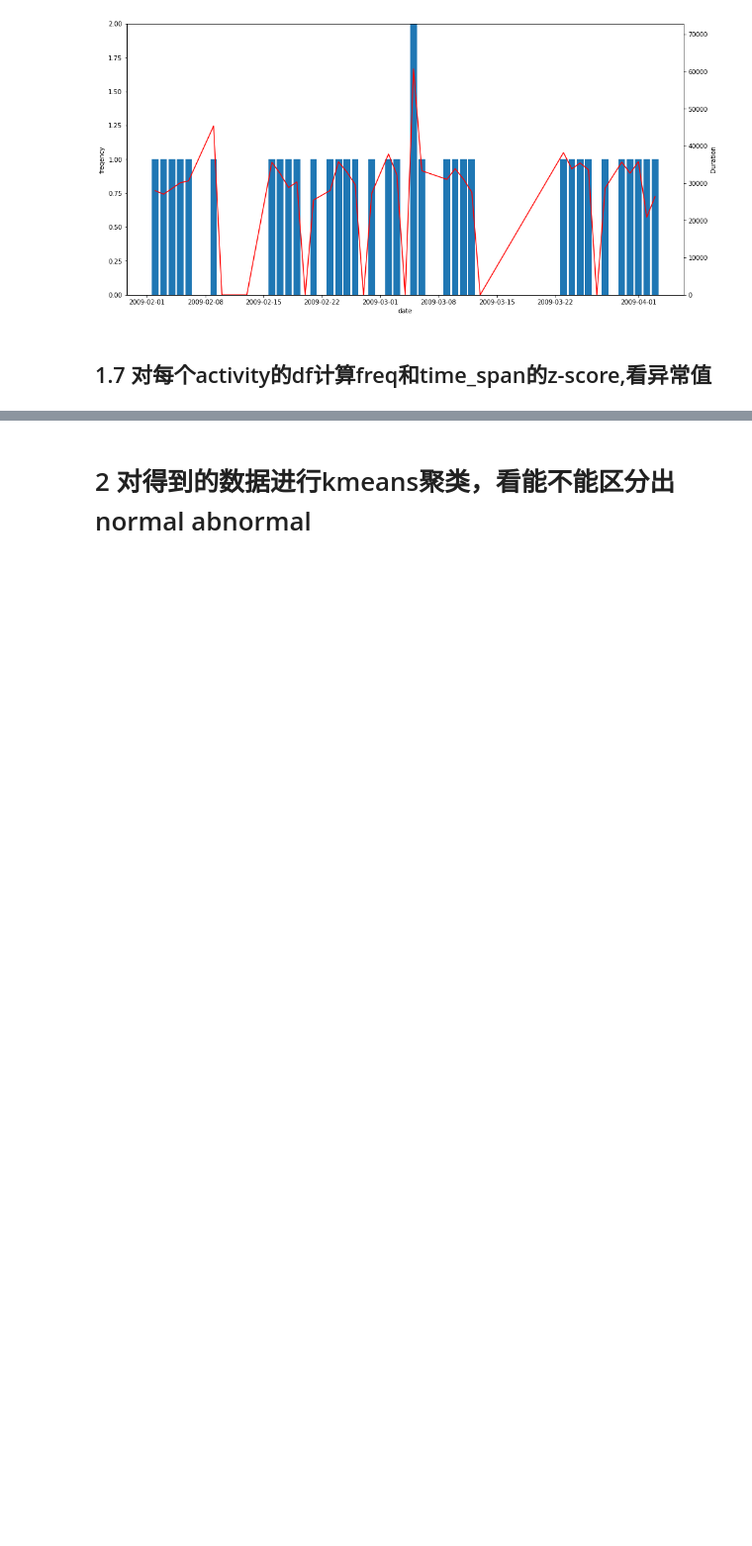
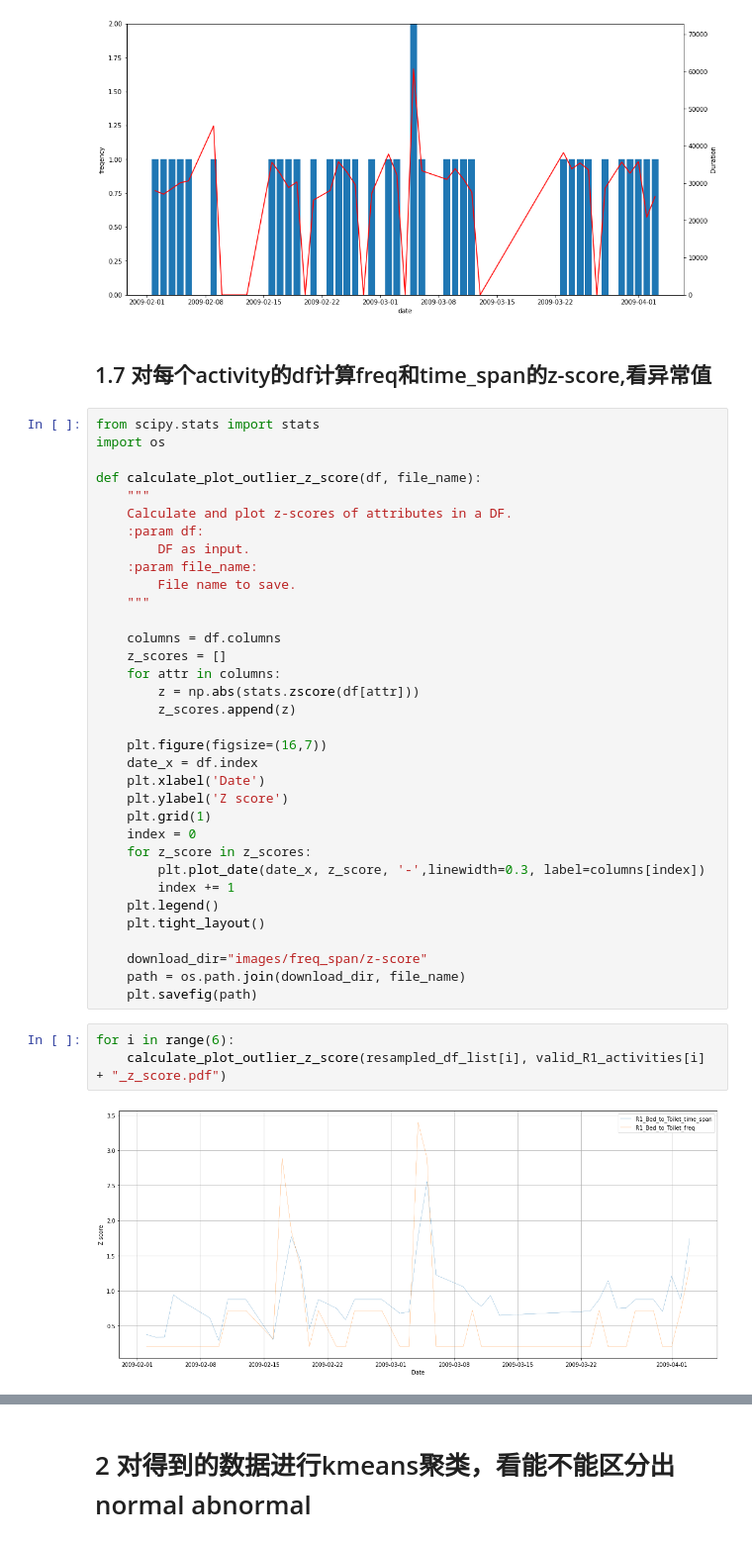
Before and after one commit to wendiganyu/IOTPhase2, a Jupyter notebook: ActivityStatisticsAndForecast.ipynb, the cells around one changed output, grey strips where cells are left out. Shown: that part at 99% size. Saved outputs shown, nothing was run; the diff lists cells and outputs as text; blank space fills up the shorter version.

```diff
--- a/ActivityStatisticsAndForecast.ipynb
+++ b/ActivityStatisticsAndForecast.ipynb
@@ -464,3 +464,42 @@ plot_day_activity_statistics(resampled_df_list[5], valid_R1_activities[5])
 [figure]
 # %% [markdown]
 ## 1.7 对每个activity的df计算freq和time_span的z-score,看异常值
+# %%
+from scipy.stats import stats
+import os
+
+def calculate_plot_outlier_z_score(df, file_name):
+    """
+    Calculate and plot z-scores of attributes in a DF.
+    :param df:
+        DF as input.
+    :param file_name:
+        File name to save.
+    """
+
+    columns = df.columns
+    z_scores = []
+    for attr in columns:
+        z = np.abs(stats.zscore(df[attr]))
+        z_scores.append(z)
+
+    plt.figure(figsize=(16,7))
+    date_x = df.index
+    plt.xlabel('Date')
+    plt.ylabel('Z score')
+    plt.grid(1)
+    index = 0
+    for z_score in z_scores:
+        plt.plot_date(date_x, z_score, '-',linewidth=0.3, label=columns[index])
+        index += 1
+    plt.legend()
+    plt.tight_layout()
+
+    download_dir="images/freq_span/z-score"
+    path = os.path.join(download_dir, file_name)
+    plt.savefig(path)
+# %%
+for i in range(6):
+    calculate_plot_outlier_z_score(resampled_df_list[i], valid_R1_activities[i] + "_z_score.pdf")
+# %% [output]
+[figure, added]
```
Also changed, not shown: parts of 1 cell of this notebook, 7 other files.
